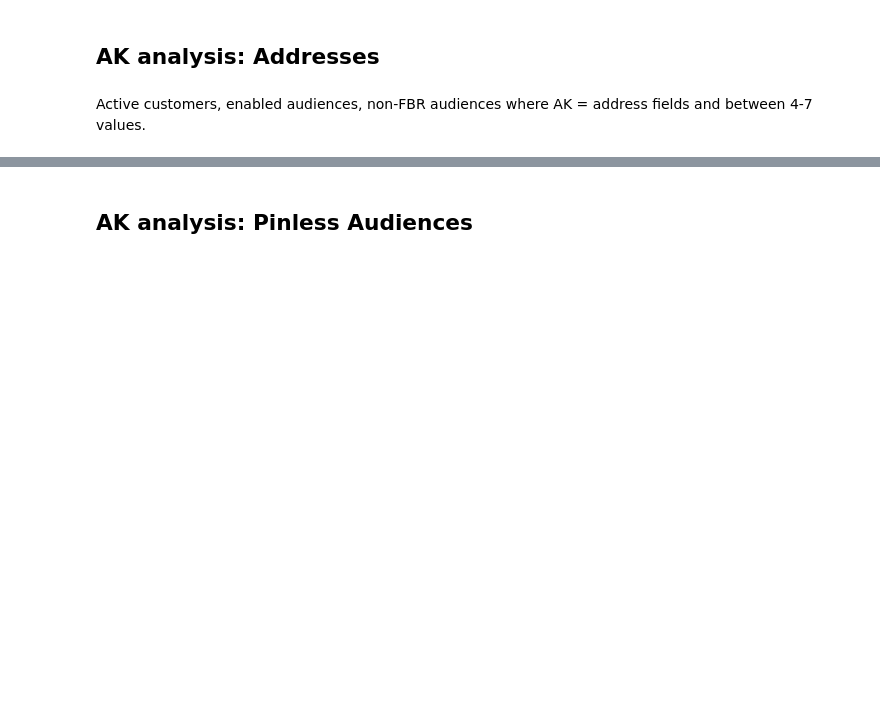
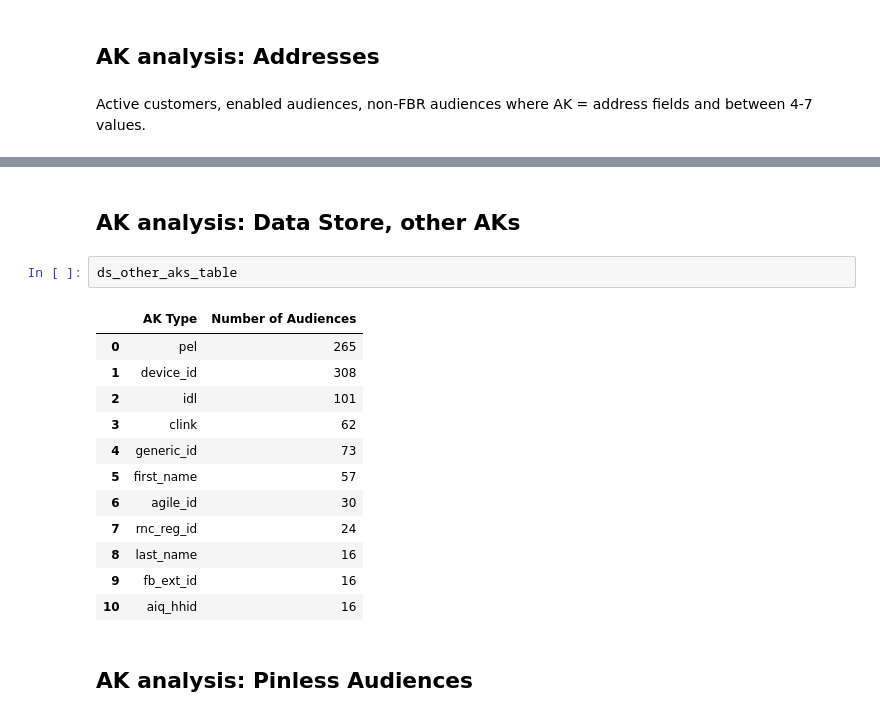
Before and after one commit to anthonylschultz/Product-Investigations, a Jupyter notebook: Audience Key analysis/results.ipynb, the cells around one changed output, grey strips where cells are left out. Drawn from its saved outputs; the diff is of its cells as text; blank space fills up the shorter version.

```diff
--- a/Audience Key analysis/results.ipynb
+++ b/Audience Key analysis/results.ipynb
@@ -102,3 +105,20 @@ address_aks_table
+# %% [markdown]
+## AK analysis: Data Store, other AKs
+# %%
+ds_other_aks_table
+# %% [output]
+|  | AK Type | Number of Audiences |
+| 0 | pel | 265 |
+| 1 | device_id | 308 |
+| 2 | idl | 101 |
+| 3 | clink | 62 |
+| 4 | generic_id | 73 |
+| 5 | first_name | 57 |
+| 6 | agile_id | 30 |
+| 7 | rnc_reg_id | 24 |
+| 8 | last_name | 16 |
+| 9 | fb_ext_id | 16 |
+| 10 | aiq_hhid | 16 |
 # %% [markdown]
 ## AK analysis: Pinless Audiences
 # %% [markdown]
```
Also changed, not shown: parts of 36 cells of this notebook.
